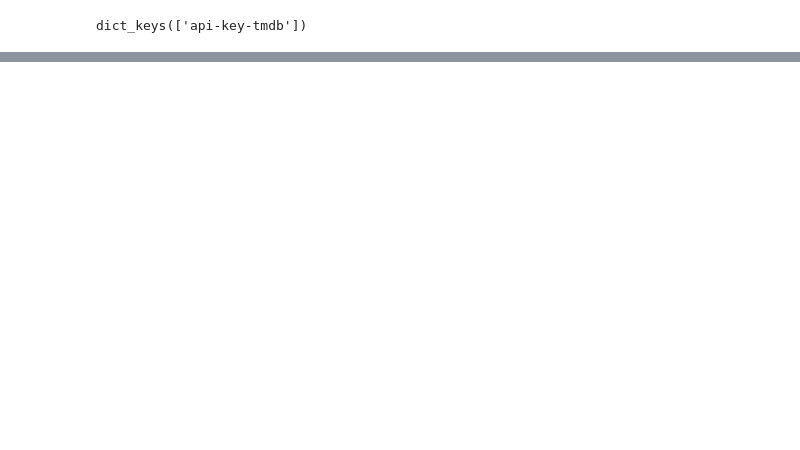
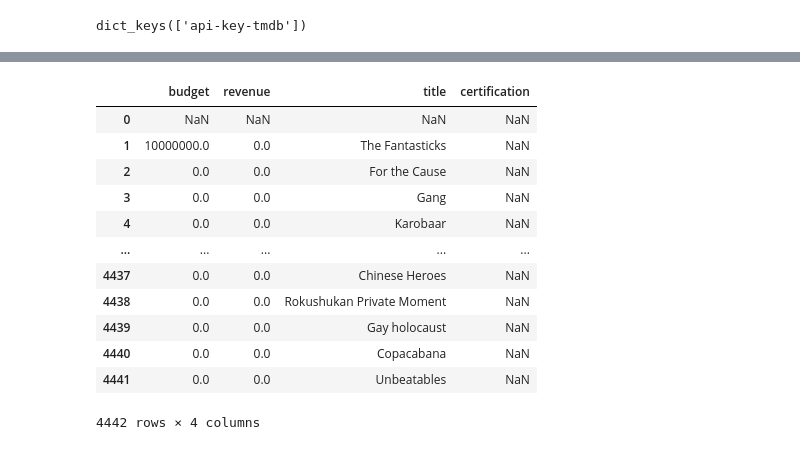
Before and after one commit to fid2445/Project-3-, a Jupyter notebook: Mike Fiddler Project 3.ipynb, the cells around one changed output, grey strips where cells are left out. Cells and saved outputs as stored; diff of their text form; code cells hidden in the pictures; blank space fills up the shorter version.

```diff
--- a/Mike Fiddler Project 3.ipynb
+++ b/Mike Fiddler Project 3.ipynb
@@ -462,0 +549,38 @@ for YEAR in tqdm_notebook(YEARS_TO_GET,desc='YEARS',position=0):
+# %%
+df.drop(columns='imdb_id', inplace=True)
+df.drop(columns='adult', inplace=True)
+df.drop(columns='backdrop_path', inplace=True)
+df.drop(columns='belongs_to_collection', inplace=True)
+df.drop(columns='genres', inplace=True)
+df.drop(columns='homepage', inplace=True)
+df.drop(columns='id', inplace=True)
+df.drop(columns='original_language', inplace=True)
+df.drop(columns='overview', inplace=True)
+df.drop(columns='popularity', inplace=True)
+df.drop(columns='poster_path', inplace=True)
+df.drop(columns='production_companies', inplace=True)
+df.drop(columns='production_countries', inplace=True)
+df.drop(columns='release_date', inplace=True)
+df.drop(columns='runtime', inplace=True)
+df.drop(columns='spoken_languages', inplace=True)
+df.drop(columns='status', inplace=True)
+df.drop(columns='tagline', inplace=True)
+df.drop(columns='video', inplace=True)
+df.drop(columns='vote_average', inplace=True)
+df.drop(columns='vote_count', inplace=True)
+df.drop(columns='original_title', inplace=True)
+df
+# %% [output]
+|  | budget | revenue | title | certification |
+| 0 | NaN | NaN | NaN | NaN |
+| 1 | 10000000.0 | 0.0 | The Fantasticks | NaN |
+| 2 | 0.0 | 0.0 | For the Cause | NaN |
+| 3 | 0.0 | 0.0 | Gang | NaN |
+| 4 | 0.0 | 0.0 | Karobaar | NaN |
+| ... | ... | ... | ... | ... |
+| 4437 | 0.0 | 0.0 | Chinese Heroes | NaN |
+| 4438 | 0.0 | 0.0 | Rokushukan Private Moment | NaN |
+| 4439 | 0.0 | 0.0 | Gay holocaust | NaN |
+| 4440 | 0.0 | 0.0 | Copacabana | NaN |
+| 4441 | 0.0 | 0.0 | Unbeatables | NaN |
+4442 rows × 4 columns
```
Also changed, not shown: parts of 16 cells of this notebook, 9 other files.
